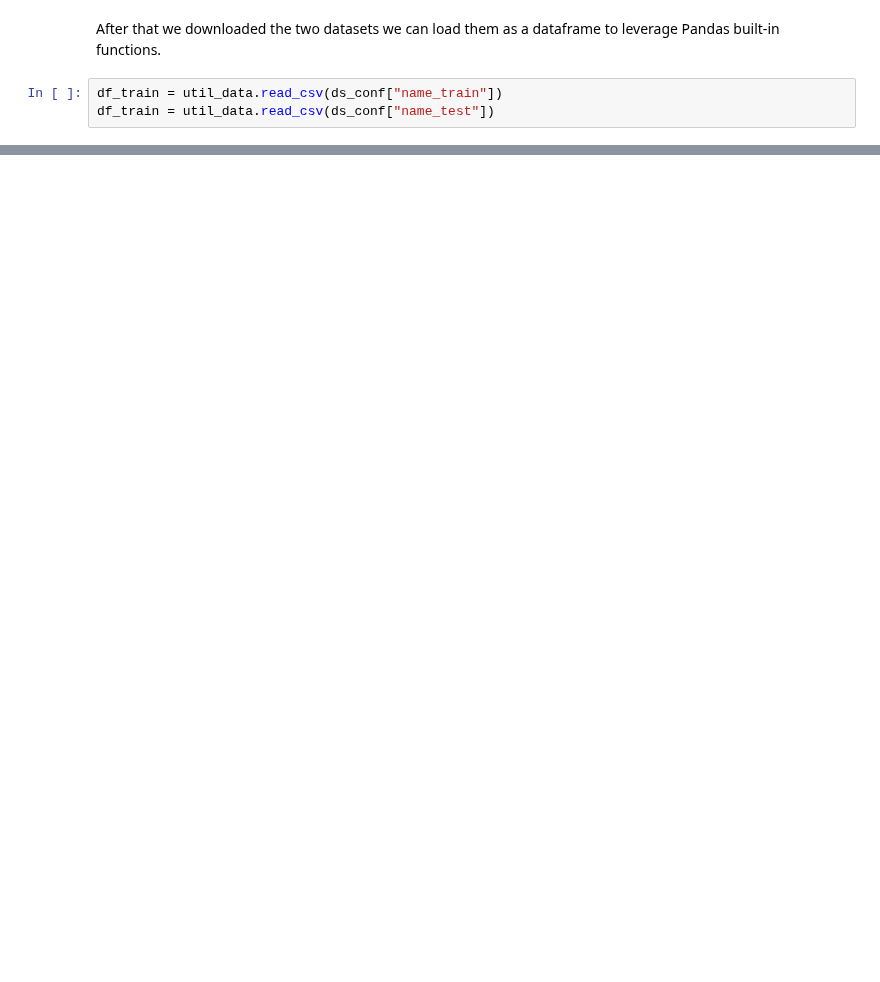
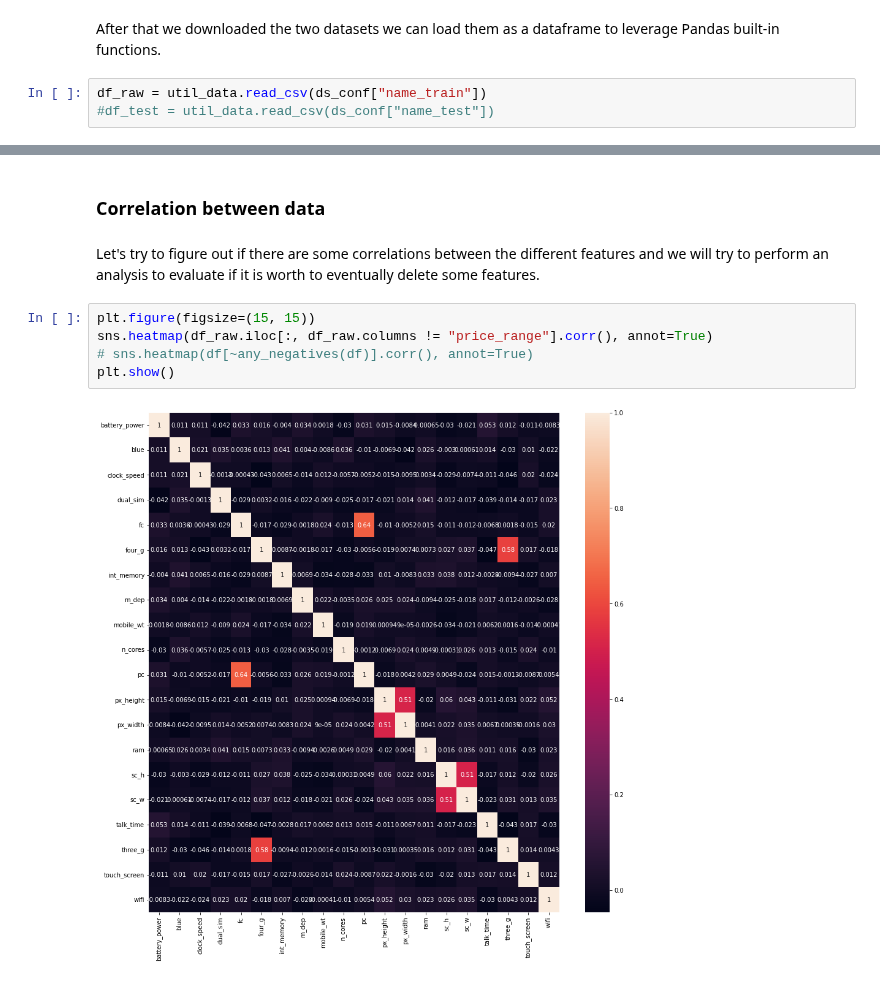
Before and after one commit to Valendrew/counterfactual-explanations, a Jupyter notebook: data_exploration.ipynb, the cells around one changed output, grey strips where cells are left out. Saved outputs shown, nothing was run; the diff lists cells and outputs as text; blank space fills up the shorter version.

Commit message:
first implementation of the notebook for data exploration and utils refactoring

```diff
--- a/data_exploration.ipynb
+++ b/data_exploration.ipynb
@@ -67,5 +74,5 @@ util_data.download_helper(ds_conf["url_test"], ds_conf["name_test"], quiet=False
 # %% [markdown]
 After that we downloaded the two datasets we can load them as a dataframe to leverage Pandas built-in functions.
 # %%
-df_train = util_data.read_csv(ds_conf["name_train"])
-df_train = util_data.read_csv(ds_conf["name_test"])
+df_raw = util_data.read_csv(ds_conf["name_train"])
+#df_test = util_data.read_csv(ds_conf["name_test"])
@@ -71,0 +135,11 @@ df_train = util_data.read_csv(ds_conf["name_test"])
+# %% [markdown]
+### Correlation between data
+# %% [markdown]
+Let's try to figure out if there are some correlations between the different features and we will try to perform an analysis to evaluate if it is worth to eventually delete some features.
+# %%
+plt.figure(figsize=(15, 15))
+sns.heatmap(df_raw.iloc[:, df_raw.columns != "price_range"].corr(), annot=True)
+# sns.heatmap(df[~any_negatives(df)].corr(), annot=True)
+plt.show()
+# %% [output]
+[figure, added]
```
Also changed, not shown: parts of 25 cells of this notebook, 1 other file.
